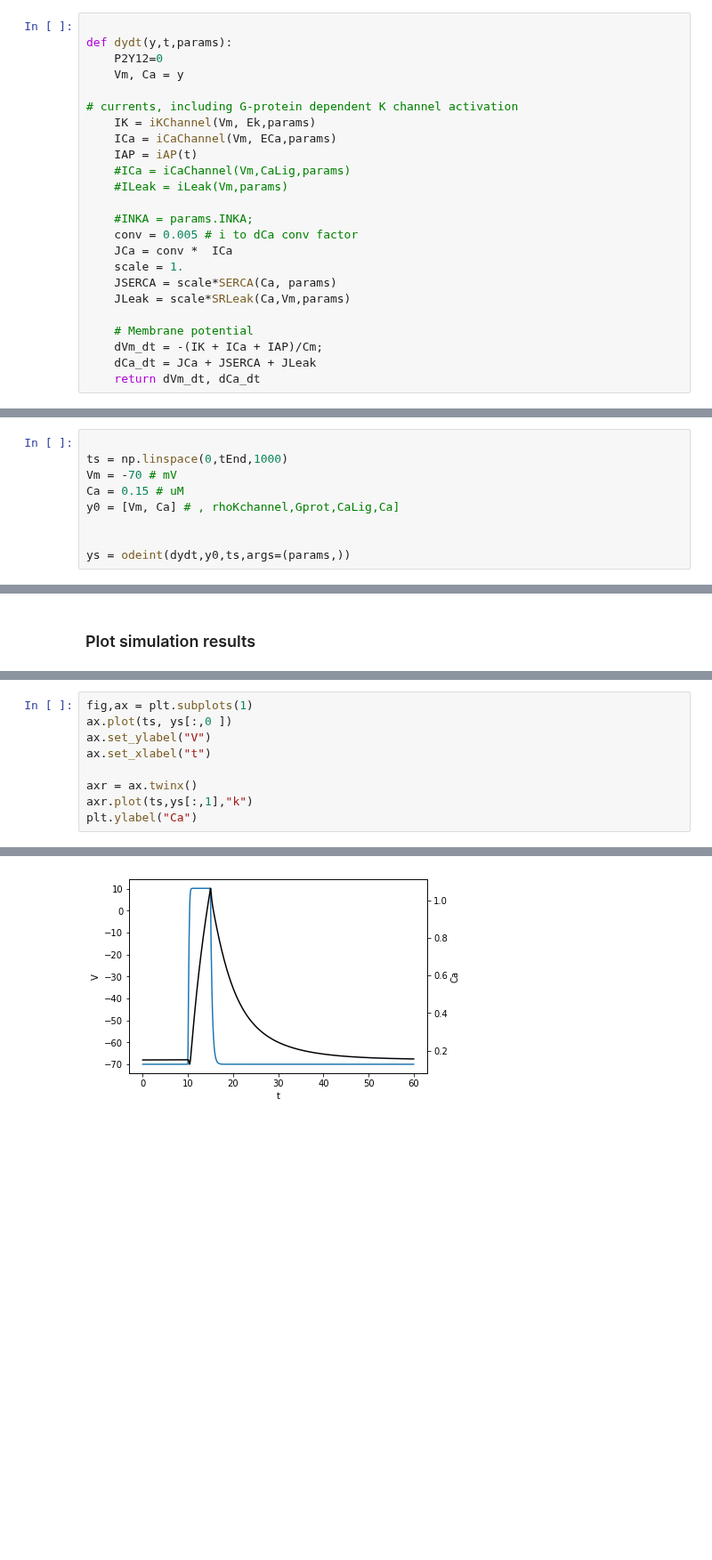
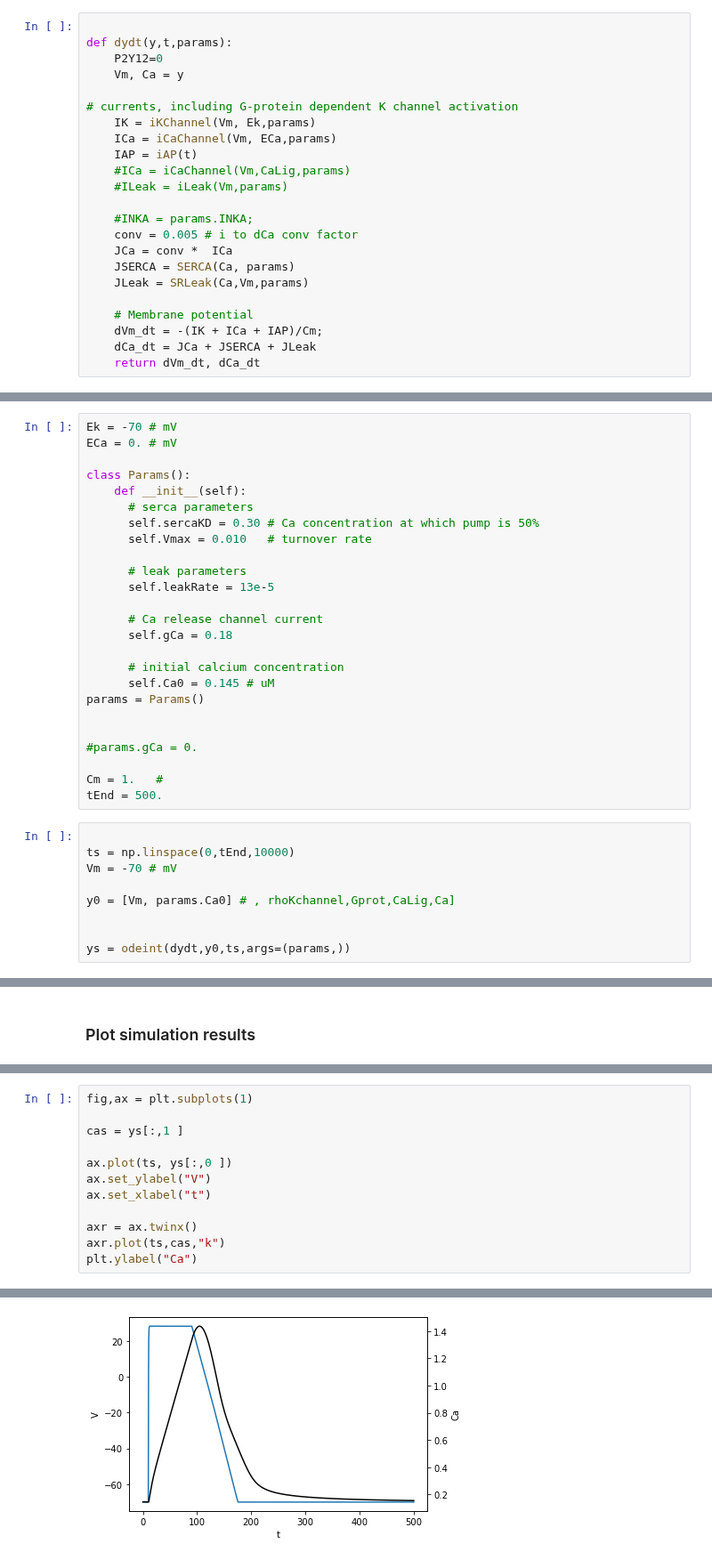
Before and after one commit to huskeypm/tutorials, a Jupyter notebook: systemsbio/minimal.ipynb, the cells around one changed output, grey strips where cells are left out. Shown at 89% size. Saved outputs shown, nothing was run; the diff lists cells and outputs as text; blank space fills up the shorter version.

```diff
--- a/systemsbio/minimal.ipynb
+++ b/systemsbio/minimal.ipynb
@@ -89,9 +92,8 @@ def dydt(y,t,params):
     #INKA = params.INKA;
     conv = 0.005 # i to dCa conv factor
     JCa = conv *  ICa
-    scale = 1.
-    JSERCA = scale*SERCA(Ca, params)
-    JLeak = scale*SRLeak(Ca,Vm,params)
+    JSERCA = SERCA(Ca, params)
+    JLeak = SRLeak(Ca,Vm,params)
 
     # Membrane potential
     dVm_dt = -(IK + ICa + IAP)/Cm;
@@ -101,12 +103,37 @@ def dydt(y,t,params):
 from scipy.integrate import odeint
 # %% [markdown]
 ## Simulator
+# %%
+Ek = -70 # mV
+ECa = 0. # mV
+
+class Params():
+    def __init__(self):
+      # serca parameters
+      self.sercaKD = 0.30 # Ca concentration at which pump is 50%
+      self.Vmax = 0.010   # turnover rate
+
+      # leak parameters
+      self.leakRate = 13e-5
+
+      # Ca release channel current
+      self.gCa = 0.18
+
+      # initial calcium concentration
+      self.Ca0 = 0.145 # uM
+params = Params()
+
+
+#params.gCa = 0.
+
+Cm = 1.   #
+tEnd = 500.
 # %%
 
-ts = np.linspace(0,tEnd,1000)
+ts = np.linspace(0,tEnd,10000)
 Vm = -70 # mV
-Ca = 0.15 # uM
-y0 = [Vm, Ca] # , rhoKchannel,Gprot,CaLig,Ca]
+
+y0 = [Vm, params.Ca0] # , rhoKchannel,Gprot,CaLig,Ca]
 
 
 ys = odeint(dydt,y0,ts,args=(params,))
@@ -122,10 +167,13 @@ plt.xlabel("V")
 # %%
 fig,ax = plt.subplots(1)
+
+cas = ys[:,1 ]
+
 ax.plot(ts, ys[:,0 ])
 ax.set_ylabel("V")
 ax.set_xlabel("t")
 
 axr = ax.twinx()
-axr.plot(ts,ys[:,1],"k")
+axr.plot(ts,cas,"k")
 plt.ylabel("Ca")
 # %% [output]
@@ -133 +181 @@ Text(0,0.5,'Ca')
-[figure, old version]
+[figure, new version]
```
Also changed, not shown: parts of 14 cells of this notebook, 1 other file.
